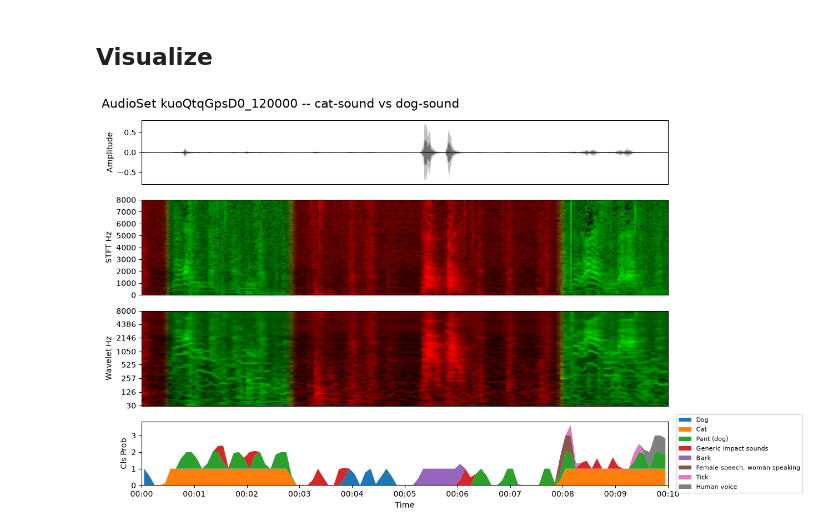
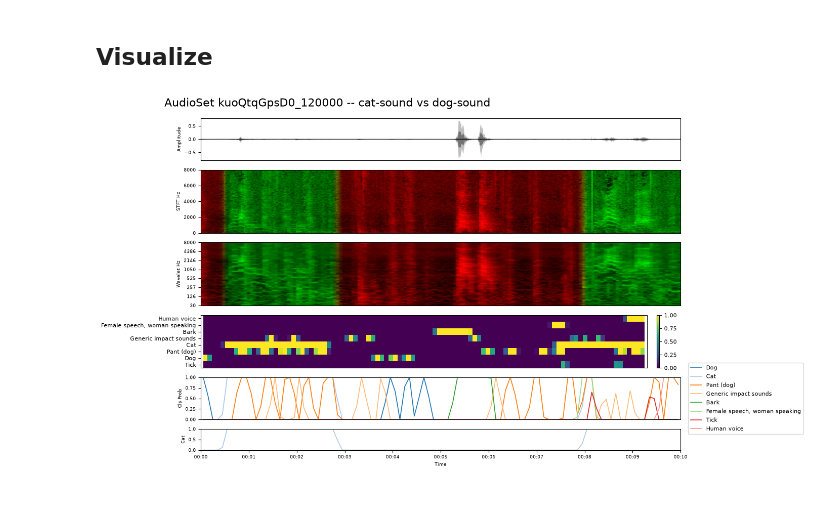
Before and after one commit to ramayer/audio-classifier-visualizer, a Jupyter notebook: notebooks/audioset.ipynb, the cells around one changed output. Cells and saved outputs as stored; diff of their text form; code cells hidden in the pictures; blank space fills up the shorter version.

Commit message:
added heatmap like tensorflow/yamnet tutorial

```diff
--- a/notebooks/audioset.ipynb
+++ b/notebooks/audioset.ipynb
@@ -151,24 +151,25 @@ class_probabilities.shape
 # %%
 # feature_rate=10 matches create_label_arrays' default 100ms bins (10 bins/sec).
 classifier_output = ClassifierOutput(
     probabilities=class_probabilities,
     feature_rate=10,
     class_labels=class_labels,
 )
 
 viz = AudioVisualization(y=y[: sr * 10], sr=sr, classifier_output=classifier_output)
 viz.stft.n_fft = 512
 viz.wavelet.synchrosqueeze = True
 viz.wavelet.freq_range_of_interest = (28,8000)
 viz.show(
     start_time=0,
     end_time=10,
-    tracks=(Track.WAVEFORM, Track.STFT_SPECTROGRAM, Track.WAVELET_SPECTROGRAM, Track.CLASS_PROBABILITY_STACK),
+    tracks=(Track.WAVEFORM, Track.STFT_SPECTROGRAM, Track.WAVELET_SPECTROGRAM,
+            Track.CLASS_HEATMAP, Track.CLASS_PROBABILITIES, Track.SIMILARITY_LINES),
     title=f"AudioSet {clip_id} -- cat-sound vs dog-sound",
     width=12,
     height=8,
     per_channel_normalize=True,
     target_class=1,
 )
 # %% [output]
-[figure, old version]
+[figure, new version]
```
Also changed, not shown: parts of 2 cells of this notebook, 13 other files.
